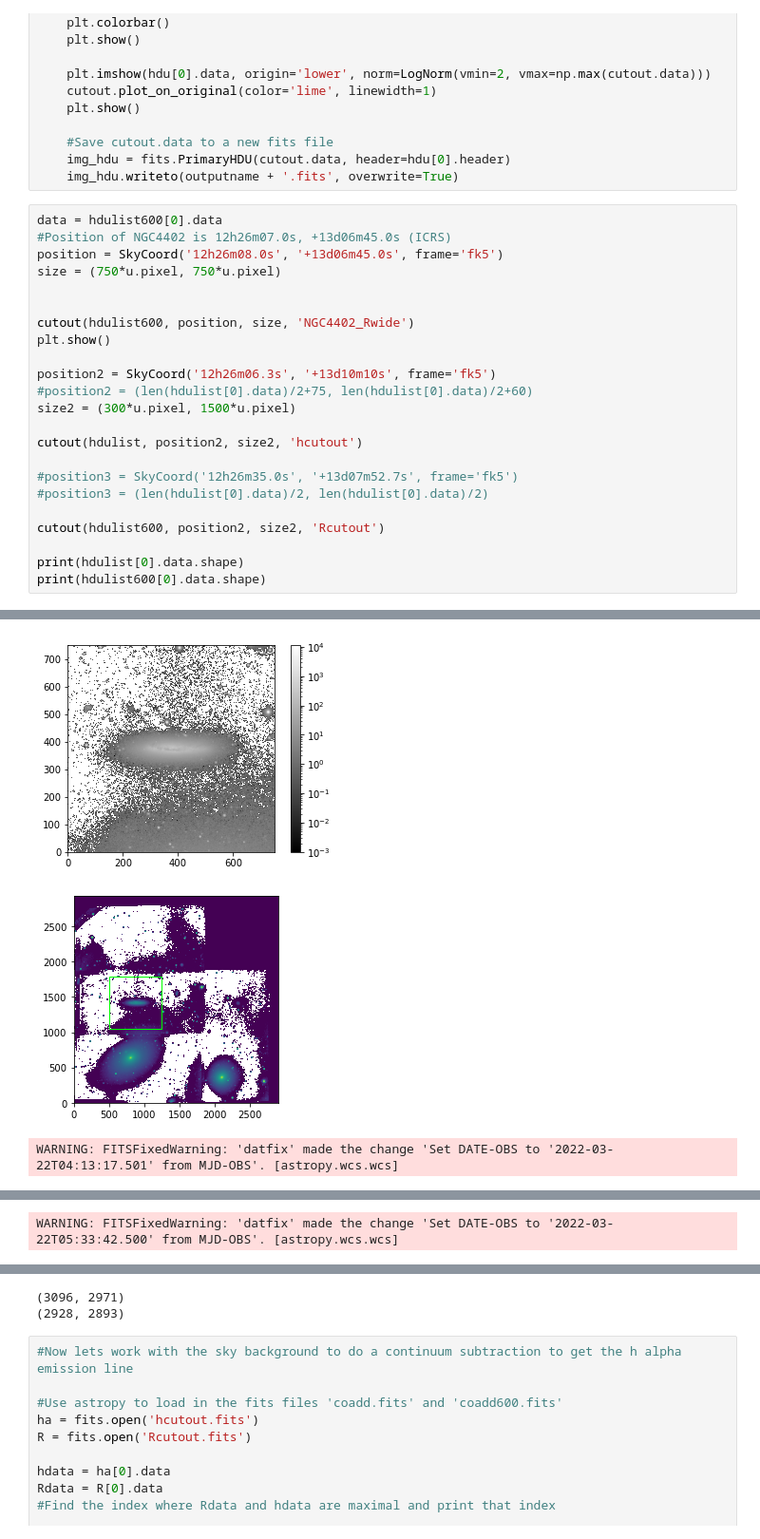
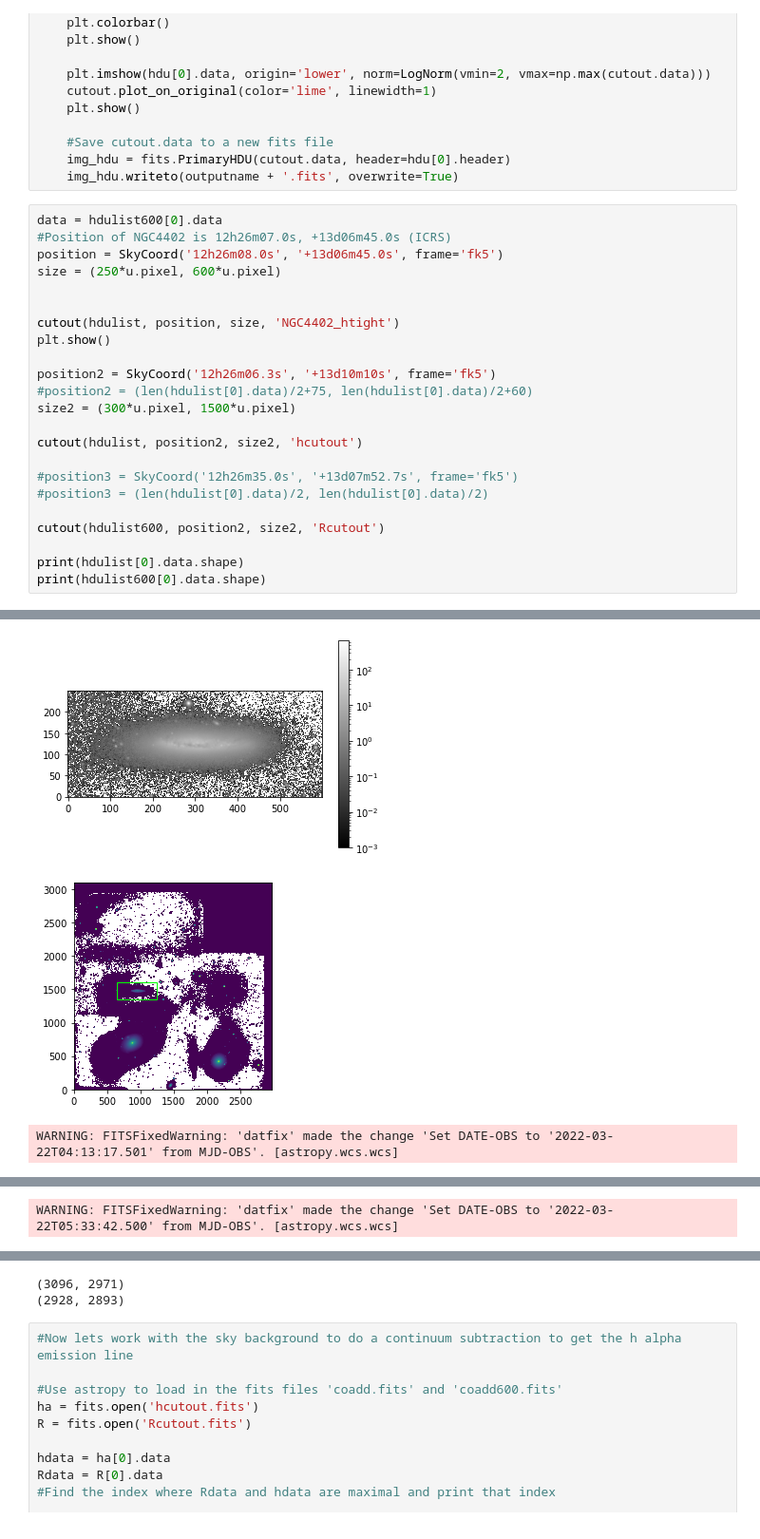
Before and after one commit to RagingSpaghetti/ALOP-Groep-8, a Jupyter notebook: ALOP.ipynb, the cells around one changed output, grey strips where cells are left out. Shown at 95% size. Cells and saved outputs as stored; diff of their text form.

```diff
--- a/ALOP.ipynb
+++ b/ALOP.ipynb
@@ -45,10 +45,10 @@ def cutout(hdu, position, size, outputname):
 data = hdulist600[0].data
 #Position of NGC4402 is 12h26m07.0s, +13d06m45.0s (ICRS)
 position = SkyCoord('12h26m08.0s', '+13d06m45.0s', frame='fk5')
-size = (750*u.pixel, 750*u.pixel)
+size = (250*u.pixel, 600*u.pixel)
 
 
-cutout(hdulist600, position, size, 'NGC4402_Rwide')
+cutout(hdulist, position, size, 'NGC4402_htight')
 plt.show()
 
 position2 = SkyCoord('12h26m06.3s', '+13d10m10s', frame='fk5')
@@ -69,5 +69,5 @@ WARNING: FITSFixedWarning: 'datfix' made the change 'Set DATE-OBS to '2022-03-22
-[figure, old version]
+[figure, new version]
-[figure, old version]
+[figure, new version]
 WARNING: FITSFixedWarning: 'datfix' made the change 'Set DATE-OBS to '2022-03-22T04:13:17.501' from MJD-OBS'. [astropy.wcs.wcs]
 [figure]
 [figure]
```
Also changed, not shown: parts of 3 cells of this notebook, 1 other file.
